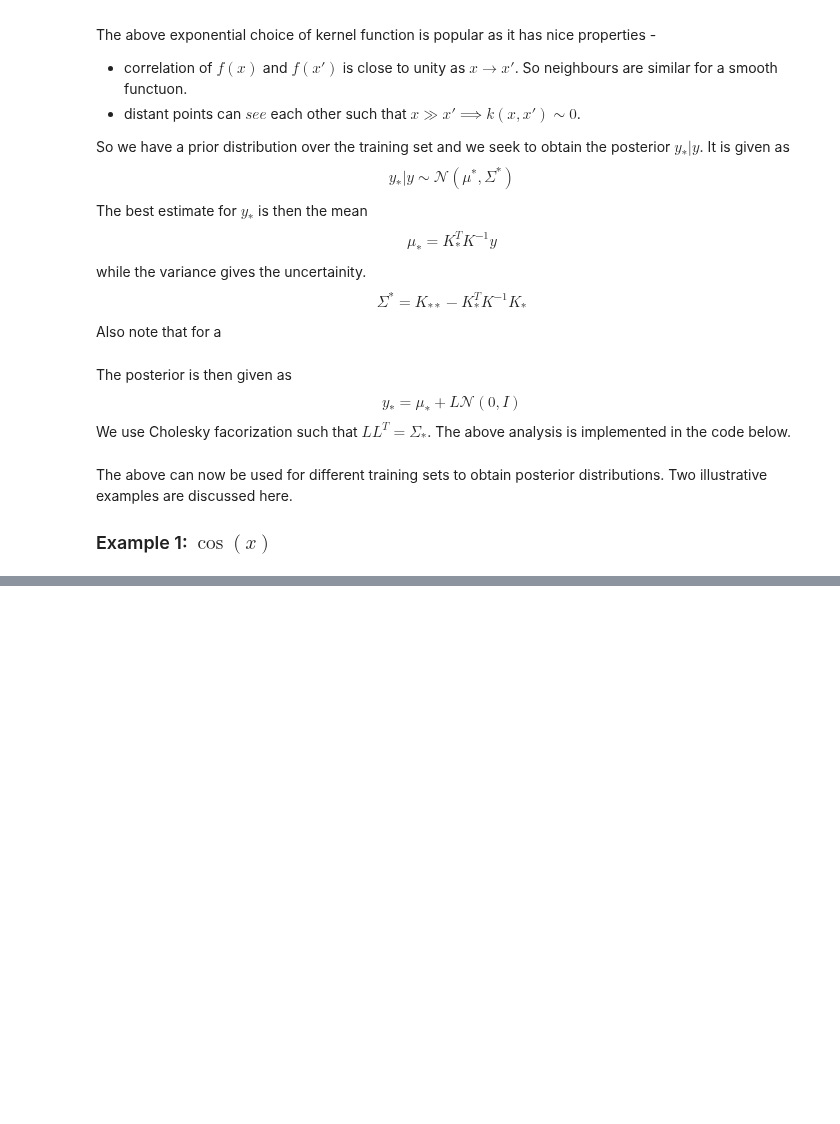
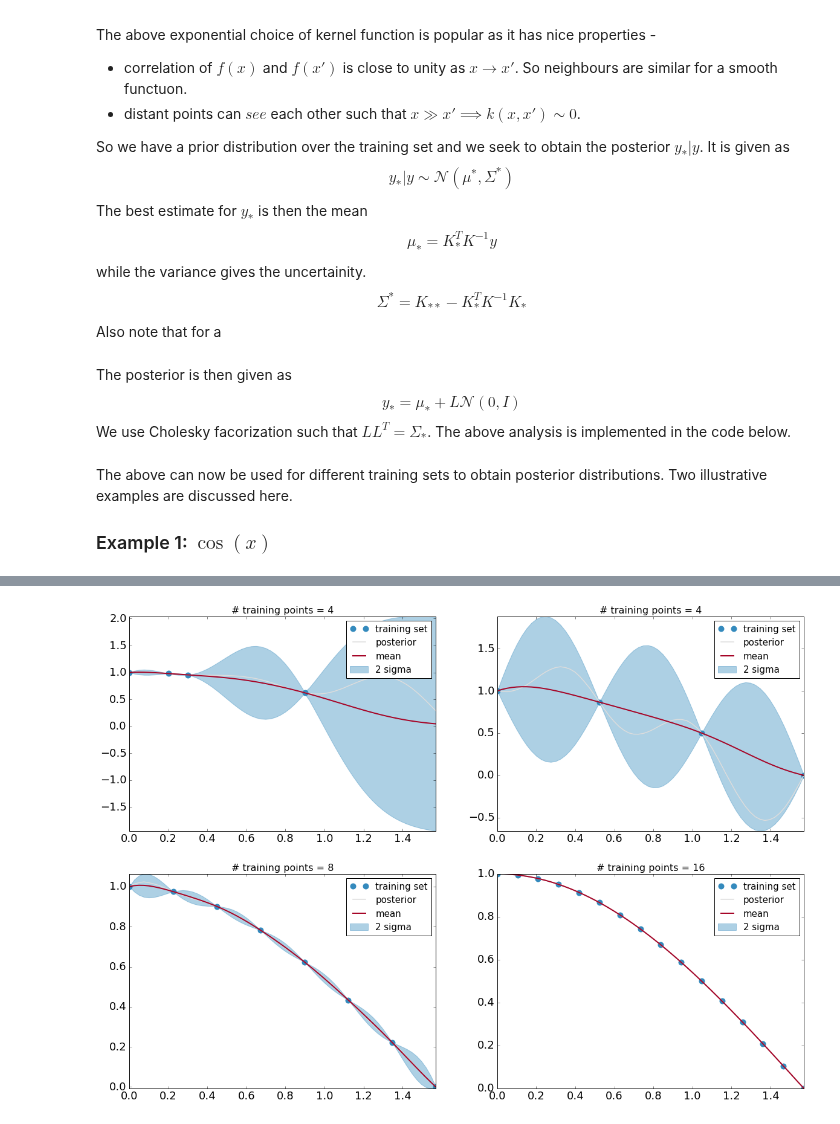
Before and after one commit to rajeshrinet/compPhy, a Jupyter notebook: notebooks/2018/GaussianProcesses.ipynb, the cells around one changed output, grey strips where cells are left out. Cells and saved outputs as stored; diff of their text form; code cells hidden in the pictures; blank space fills up the shorter version.

```diff
--- a/notebooks/2018/GaussianProcesses.ipynb
+++ b/notebooks/2018/GaussianProcesses.ipynb
@@ -105,7 +101,7 @@ class GPR:
         return r[..., np.newaxis] - s[np.newaxis, ...]
 
 
-    def calcKernel(self):
+    def calcKernels(self):
         '''Calculate the kernel'''
         cc = self.iP*0.5
         self.K   = np.exp(-cc*self.calcDistM(xT, xT)**2)
@@ -136,15 +132,20 @@ class GPR:
 
 
     def plotResults(self):
-        f = plt.figure(num=None, figsize=(15, 10));
         plt.plot(self.xT, self.yT, 'o', ms=10, mfc='#348ABD', mec='none', label='training set' )
         plt.plot(self.xS, self.yS, '#dddddd', lw=1.5, label='posterior')
         plt.plot(self.xS, self.mu, '#A60628', lw=2, label='mean')
 
         # fill 95% confidence interval (2*sd about the mean)
-        plt.fill_between(self.xS.flat, self.mu-2*self.sd, self.mu+2*self.sd, color="#348ABD", alpha=0.4, label='2sigma')
-        plt.xlim(np.min(xT), self.Lx)
-        plt.axis('tight'); plt.legend(); plt.show()
+        plt.fill_between(self.xS.flat, self.mu-2*self.sd, self.mu+2*self.sd, color="#348ABD", alpha=0.4, label='2 sigma')
+        plt.axis('tight'); plt.legend(fontsize=15); plt.rcParams.update({'font.size':18})
+
+
+    def runGPR(self):
+        self.calcKernels()
+        self.calcPrior()
+        self.calcMuSigma()
+        self.plotResults()
 # %% [markdown]
 The above can now be used for different training sets to obtain posterior distributions. Two illustrative examples are discussed here.
 
@@ -255,0 +153,54 @@ gp.plotResults()
+# %%
+#parameters
+nS, Lx = 64, 0.5*np.pi
+iP, nP  = 10.0 , 1
+xS = np.linspace(0, Lx, nS)
+yS = xS*0;  yP = xS*0
+K  = 0; Ks=0; Kss=0; mu=0;sd=0;
+f = plt.figure(figsize=(20, 14));
+
+
+## Training set #1
+nT = 4
+xT = np.array([0, .2, .3, .9])
+yT = np.cos(xT)
+
+sp =  f.add_subplot(2,2,1);
+plt.title('# training points = %s'%nT, fontsize=16)
+gp = GPR(nS, nT, iP, nP, Lx, xS, xT, yS, yT, yP, K, Ks, Kss, mu,sd)
+gp.runGPR()
+
+
+## Training set #2
+nT = 4
+xT = np.linspace(0, Lx, nT);
+yT = np.cos(xT)
+
+sp =  f.add_subplot(2,2,2);
+plt.title('# training points = %s'%nT, fontsize=16)
+gp = GPR(nS, nT, iP, nP, Lx, xS, xT, yS, yT, yP, K, Ks, Kss, mu,sd)
+gp.runGPR()
+
+
+## Training set #3
+nT = 8
+xT = np.linspace(0, Lx, nT);
+yT = np.cos(xT)
+
+sp =  f.add_subplot(2,2,3);
+plt.title('# training points = %s'%nT, fontsize=16)
+gp = GPR(nS, nT, iP, nP, Lx, xS, xT, yS, yT, yP, K, Ks, Kss, mu,sd)
+gp.runGPR()
+
+
+## Training set #4
+nT = 16
+xT = np.linspace(0, Lx, nT);
+yT = np.cos(xT)
+
+sp =  f.add_subplot(2,2,4);
+plt.title('# training points = %s'%nT, fontsize=16)
+gp = GPR(nS, nT, iP, nP, Lx, xS, xT, yS, yT, yP, K, Ks, Kss, mu,sd)
+gp.runGPR()
+# %% [output]
+[figure, added]
```
Also changed, not shown: parts of 10 cells of this notebook.
